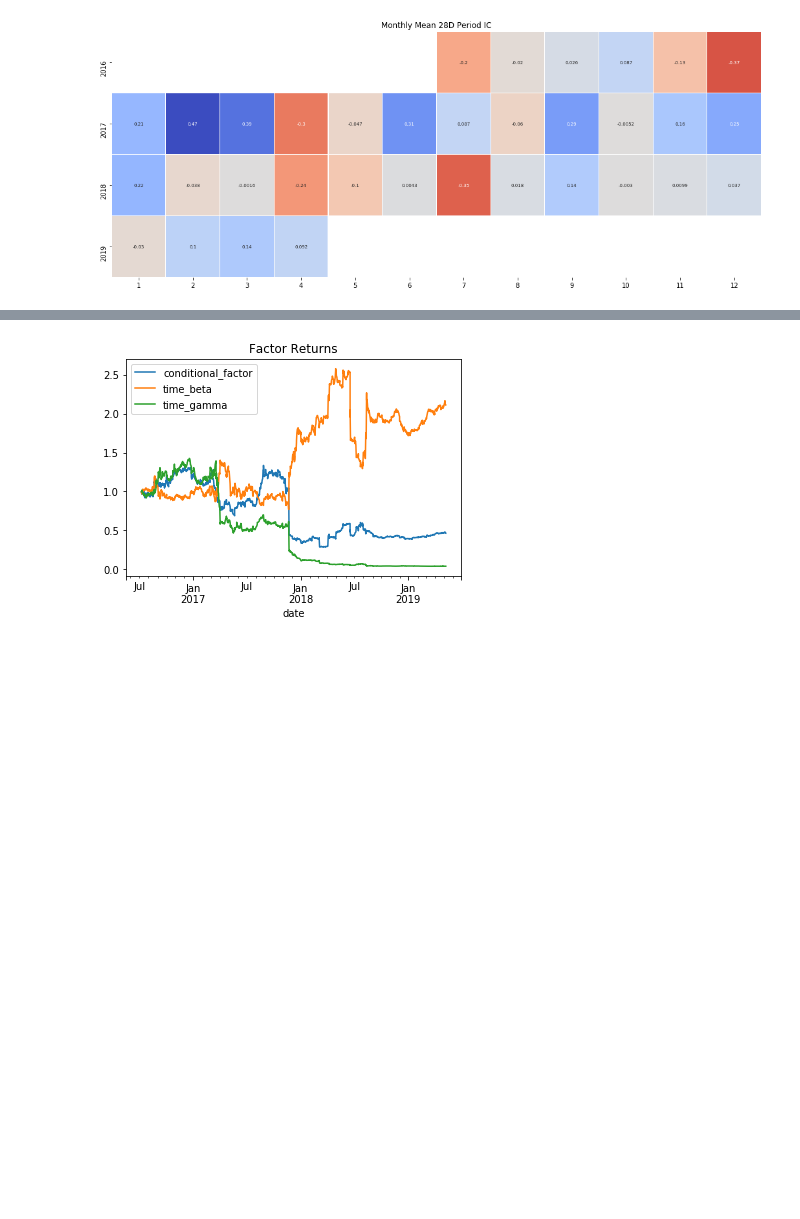
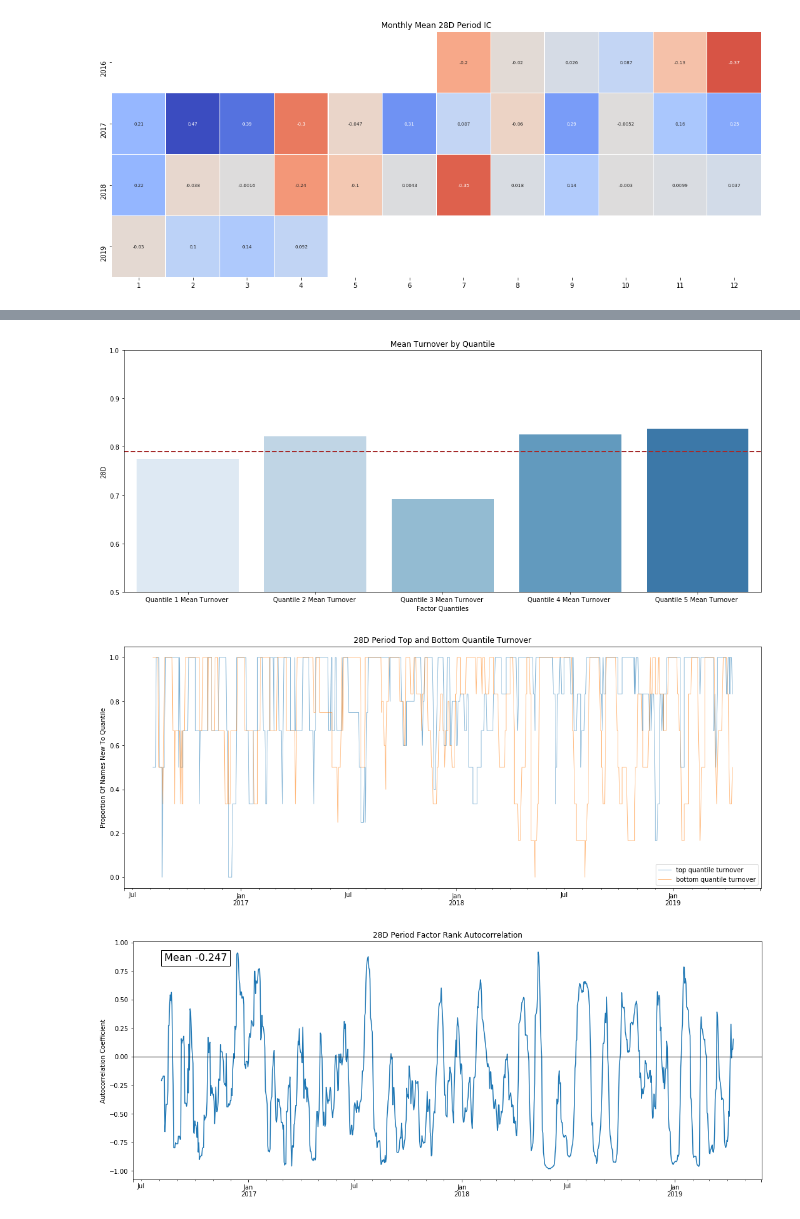
Before and after one commit to sirpipiro/coindr_paper, a Jupyter notebook: Zipline Test of Factors.ipynb, the cells around one changed output, grey strips where cells are left out. Cells and saved outputs as stored; diff of their text form; code cells hidden in the pictures; blank space fills up the shorter version.

```diff
--- a/Zipline Test of Factors.ipynb
+++ b/Zipline Test of Factors.ipynb
@@ -132,2 +108,14 @@ p.add(conditional_factor, 'conditional_factor')
+# %%
+beta_factor = RegressionAgainstTime(mask=universe).beta.rank()
+
+gamma_factor = RegressionAgainstTime(mask = universe).gamma.rank()
+
+conditional_factor = (beta_factor * gamma_factor).rank()
+
+p = Pipeline(screen = universe)
+
+p.add(beta_factor, 'time_beta')
+p.add(gamma_factor, 'time_gamma')
+p.add(conditional_factor, 'conditional_factor')
 # %%
 # Very Useful Guidance on how to build the pipeline engine
@@ -453,5 +422,52 @@ Time to generate long/short returns: 1.63 secs
-# %%
-(1 + factor_plot).cumprod().plot(title = 'Factor Returns')
-plt.savefig('/home/hao/Documents/trading_strats/inputs/factor_returns_plot.png')
-# %% [output]
-[figure, removed]
+# %%
+# Make the three turnover charts on page 4
+
+turnover_periods = al.utils.get_forward_returns_columns(factor_data.columns)
+quantile_factor = factor_data['factor_quantile']
+quantile_turnover = \
+        {p: pd.concat([al.performance.quantile_turnover(quantile_factor, q, p)
+                       for q in range(1, int(quantile_factor.max()) + 1)],
+                      axis=1)
+            for p in turnover_periods}
+
+autocorrelation = pd.concat(
+        [al.performance.factor_rank_autocorrelation(factor_data, period) for period in
+         turnover_periods], axis=1)
+
+turnover_table = pd.DataFrame()
+for period in sorted(quantile_turnover.keys()):
+    for quantile, p_data in quantile_turnover[period].iteritems():
+        turnover_table.loc["Quantile {} Mean Turnover ".format(quantile),"{}".format(period)] = p_data.mean()
+
+turnover_table['Quantile'] = turnover_table.index
+mean_turnover = turnover_table.mean().values[0]
+fig, ax = plt.subplots(figsize = (18, 7))
+sns.barplot(x = 'Quantile', y = '28D', data = turnover_table, ax = ax, palette = sns.color_palette('Blues'))
+ax.set(ylim = (0.5, 1), title = 'Mean Turnover by Quantile', xlabel = 'Factor Quantiles')
+ax.axhline(mean_turnover, color = 'brown', linestyle = 'dashed', linewidth = 2)
+plt.savefig('./inputs/turn_chart_1.jpg')
+plt.show()
+
+f, ax = plt.subplots(1, 1, figsize=(18, 7))
+
+for period in turnover_periods:
+    if quantile_turnover[period].isnull().all().all():
+        continue
+    al.plotting.plot_top_bottom_quantile_turnover(quantile_turnover[period], period=period, ax=ax)
+
+plt.savefig('./inputs/turn_chart_2.jpg')
+plt.show()
+
+f, ax = plt.subplots(1, 1, figsize=(18, 7))
+
+for period in autocorrelation:
+    if autocorrelation[period].isnull().all():
+        continue
+    al.plotting.plot_factor_rank_auto_correlation(autocorrelation[period], period=period, ax=ax)
+
+plt.savefig('./inputs/turn_chart_3.jpg')
+plt.show()
+# %% [output]
+[figure, added]
+[figure, added]
+[figure, added]
```
Also changed, not shown: parts of 18 cells of this notebook, 2 other files.
